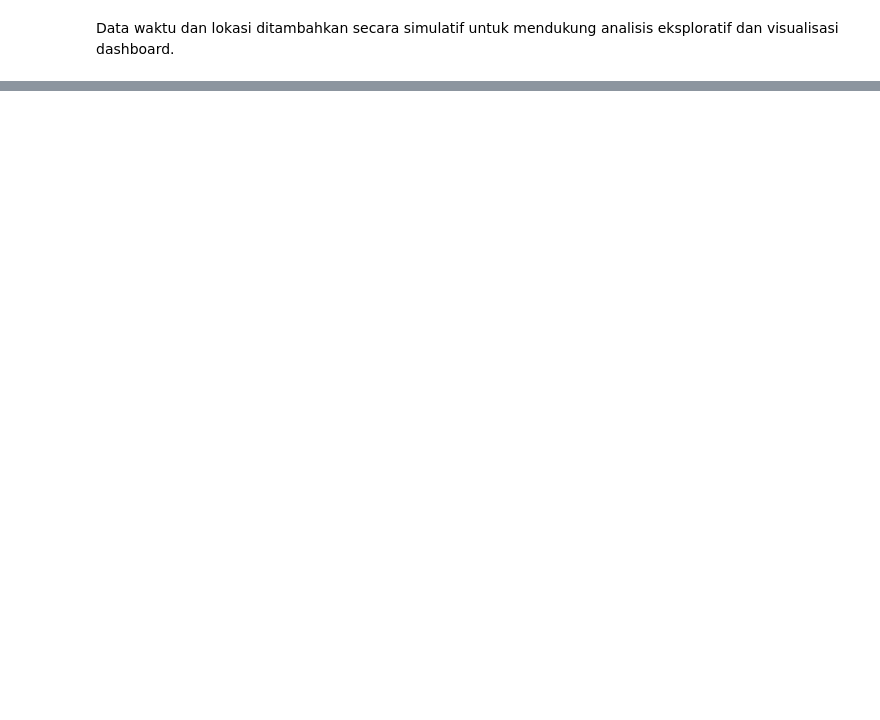
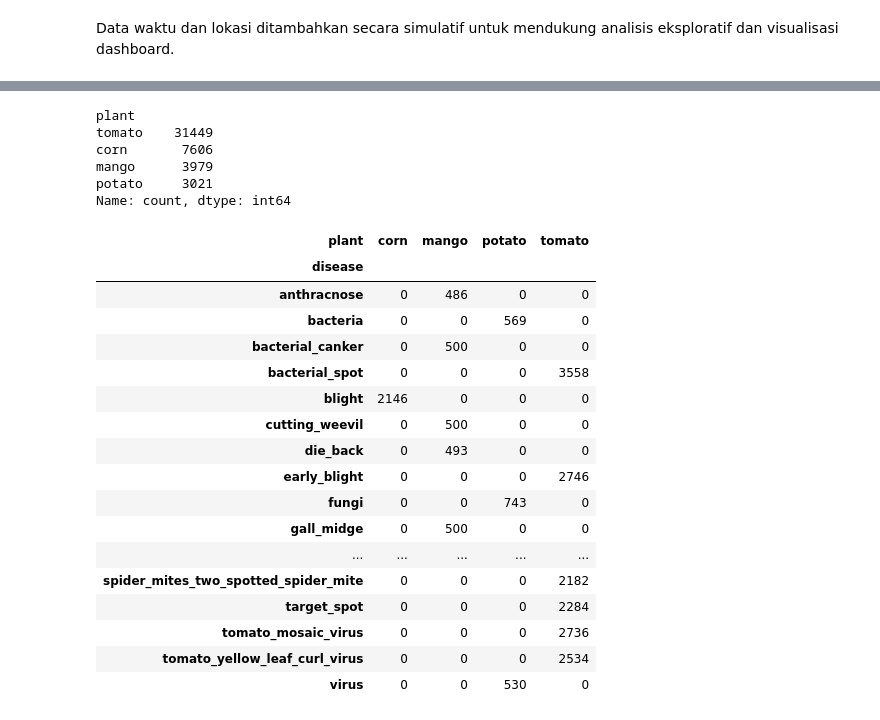
Before and after one commit to VANGROVEE/Data-Science, a Jupyter notebook: data_wrangling.ipynb, the cells around one changed output, grey strips where cells are left out. Drawn from its saved outputs; the diff is of its cells as text; code cells hidden in the pictures; blank space fills up the shorter version.

```diff
--- a/data_wrangling.ipynb
+++ b/data_wrangling.ipynb
@@ -389,0 +688,30 @@ Sampai: 2024-12-01 00:00:00
+# %%
+df_cleaned["plant"].value_counts()
+# %% [output]
+plant
+tomato    31449
+corn       7606
+mango      3979
+potato     3021
+Name: count, dtype: int64
+# %%
+pd.crosstab(df_cleaned["plant"], df_cleaned["disease"]).T
+# %% [output]
+| plant | corn | mango | potato | tomato |
+| disease |  |  |  |  |
+| anthracnose | 0 | 486 | 0 | 0 |
+| bacteria | 0 | 0 | 569 | 0 |
+| bacterial_canker | 0 | 500 | 0 | 0 |
+| bacterial_spot | 0 | 0 | 0 | 3558 |
+| blight | 2146 | 0 | 0 | 0 |
+| cutting_weevil | 0 | 500 | 0 | 0 |
+| die_back | 0 | 493 | 0 | 0 |
+| early_blight | 0 | 0 | 0 | 2746 |
+| fungi | 0 | 0 | 743 | 0 |
+| gall_midge | 0 | 500 | 0 | 0 |
+| ... | ... | ... | ... | ... |
+| spider_mites_two_spotted_spider_mite | 0 | 0 | 0 | 2182 |
+| target_spot | 0 | 0 | 0 | 2284 |
+| tomato_mosaic_virus | 0 | 0 | 0 | 2736 |
+| tomato_yellow_leaf_curl_virus | 0 | 0 | 0 | 2534 |
+| virus | 0 | 0 | 530 | 0 |
```
Also changed, not shown: parts of 26 cells of this notebook.
